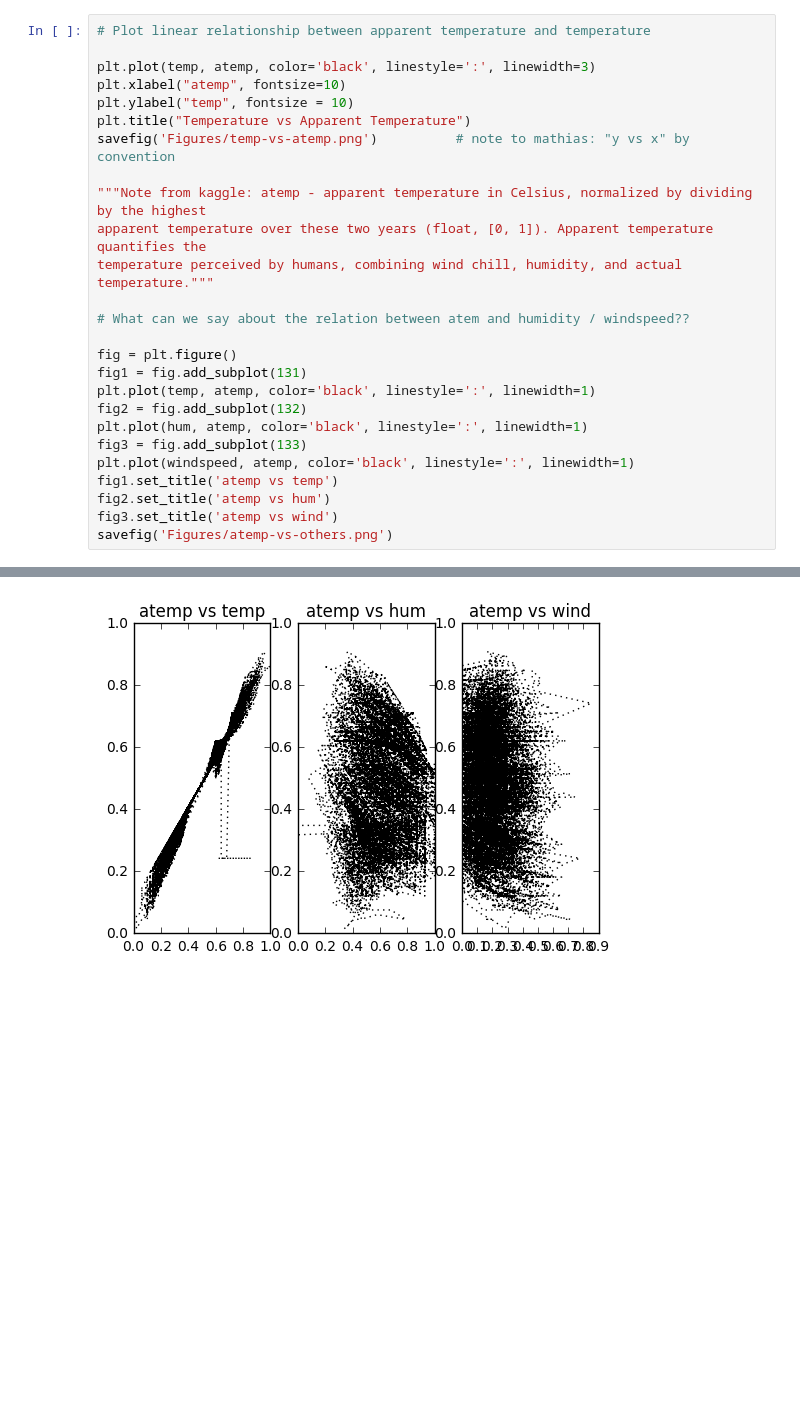
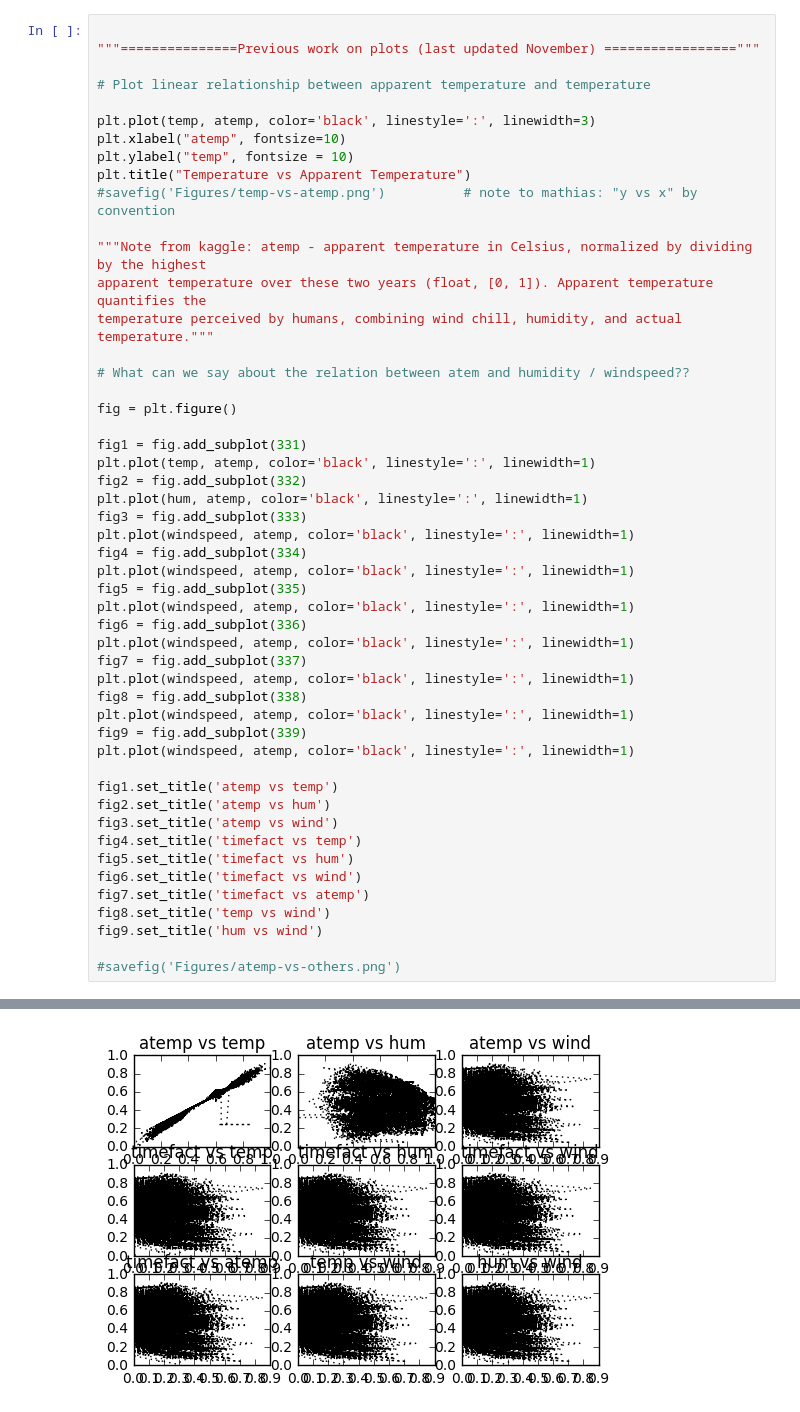
Before and after one commit to Team-Roket/kagglebicycle, a Jupyter notebook: Plots.ipynb, the cells around one changed output, grey strips where cells are left out. Drawn from its saved outputs; the diff is of its cells as text; blank space fills up the shorter version.

```diff
--- a/Plots.ipynb
+++ b/Plots.ipynb
@@ -18,11 +130,14 @@ Populating the interactive namespace from numpy and matplotlib
 # %%
+
+"""===============Previous work on plots (last updated November) ================="""
+
 # Plot linear relationship between apparent temperature and temperature
 
 plt.plot(temp, atemp, color='black', linestyle=':', linewidth=3)
 plt.xlabel("atemp", fontsize=10)
 plt.ylabel("temp", fontsize = 10)
 plt.title("Temperature vs Apparent Temperature")
-savefig('Figures/temp-vs-atemp.png')          # note to mathias: "y vs x" by convention
+#savefig('Figures/temp-vs-atemp.png')          # note to mathias: "y vs x" by convention
 
 """Note from kaggle: atemp - apparent temperature in Celsius, normalized by dividing by the highest
 apparent temperature over these two years (float, [0, 1]). Apparent temperature quantifies the
@@ -31,14 +146,35 @@ temperature perceived by humans, combining wind chill, humidity, and actual temp
 # What can we say about the relation between atem and humidity / windspeed??
 
 fig = plt.figure()
-fig1 = fig.add_subplot(131)
+
+fig1 = fig.add_subplot(331)
 plt.plot(temp, atemp, color='black', linestyle=':', linewidth=1)
-fig2 = fig.add_subplot(132)
+fig2 = fig.add_subplot(332)
 plt.plot(hum, atemp, color='black', linestyle=':', linewidth=1)
-fig3 = fig.add_subplot(133)
+fig3 = fig.add_subplot(333)
 plt.plot(windspeed, atemp, color='black', linestyle=':', linewidth=1)
+fig4 = fig.add_subplot(334)
+plt.plot(windspeed, atemp, color='black', linestyle=':', linewidth=1)
+fig5 = fig.add_subplot(335)
+plt.plot(windspeed, atemp, color='black', linestyle=':', linewidth=1)
+fig6 = fig.add_subplot(336)
+plt.plot(windspeed, atemp, color='black', linestyle=':', linewidth=1)
+fig7 = fig.add_subplot(337)
+plt.plot(windspeed, atemp, color='black', linestyle=':', linewidth=1)
+fig8 = fig.add_subplot(338)
+plt.plot(windspeed, atemp, color='black', linestyle=':', linewidth=1)
+fig9 = fig.add_subplot(339)
+plt.plot(windspeed, atemp, color='black', linestyle=':', linewidth=1)
+
 fig1.set_title('atemp vs temp')
 fig2.set_title('atemp vs hum')
 fig3.set_title('atemp vs wind')
-savefig('Figures/atemp-vs-others.png')
+fig4.set_title('timefact vs temp')
+fig5.set_title('timefact vs hum')
+fig6.set_title('timefact vs wind')
+fig7.set_title('timefact vs atemp')
+fig8.set_title('temp vs wind')
+fig9.set_title('hum vs wind')
+
+#savefig('Figures/atemp-vs-others.png')
 # %% [output]
@@ -45,2 +182,2 @@ savefig('Figures/atemp-vs-others.png')
 [figure]
-[figure, old version]
+[figure, new version]
```
Also changed, not shown: parts of 9 cells of this notebook, 2 other files.
